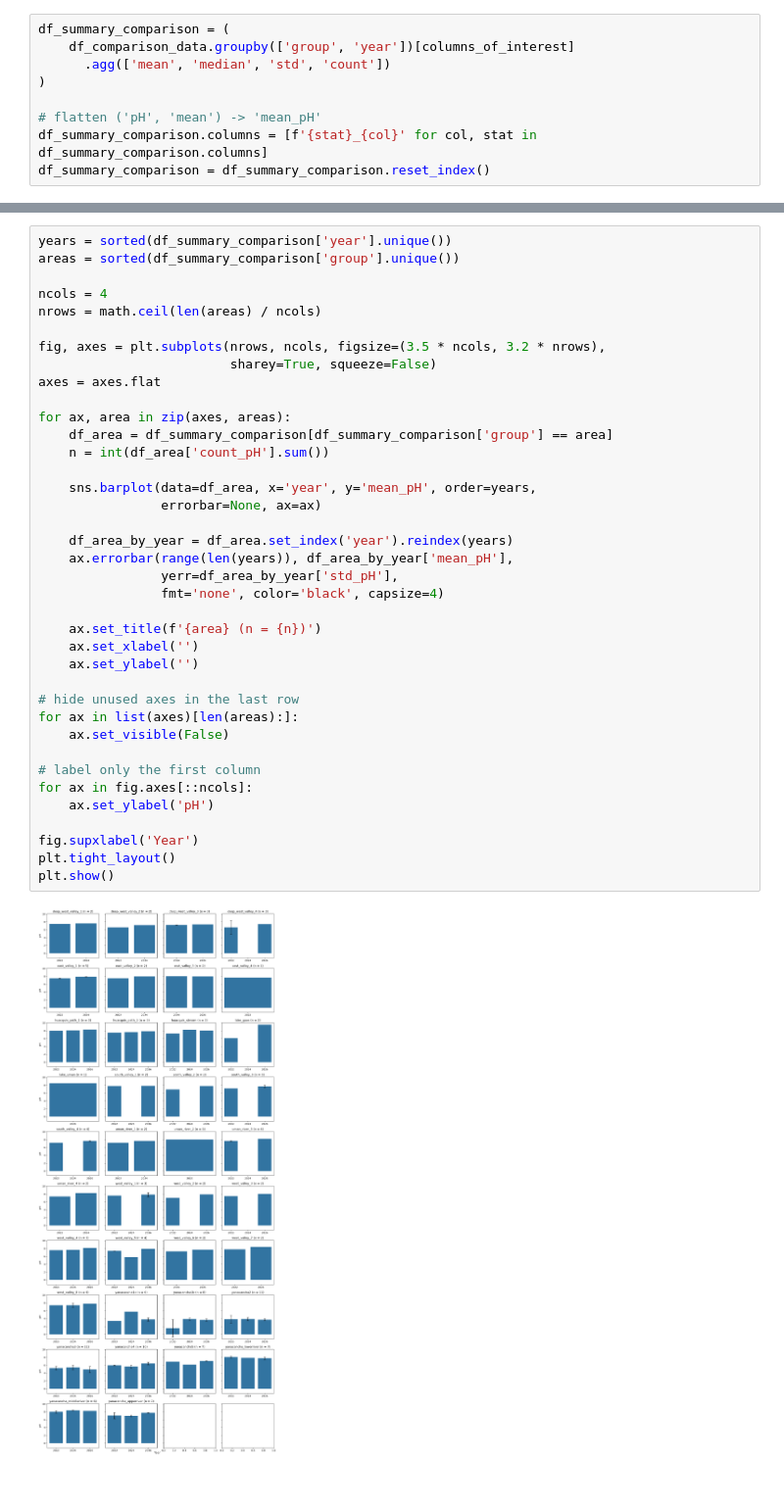
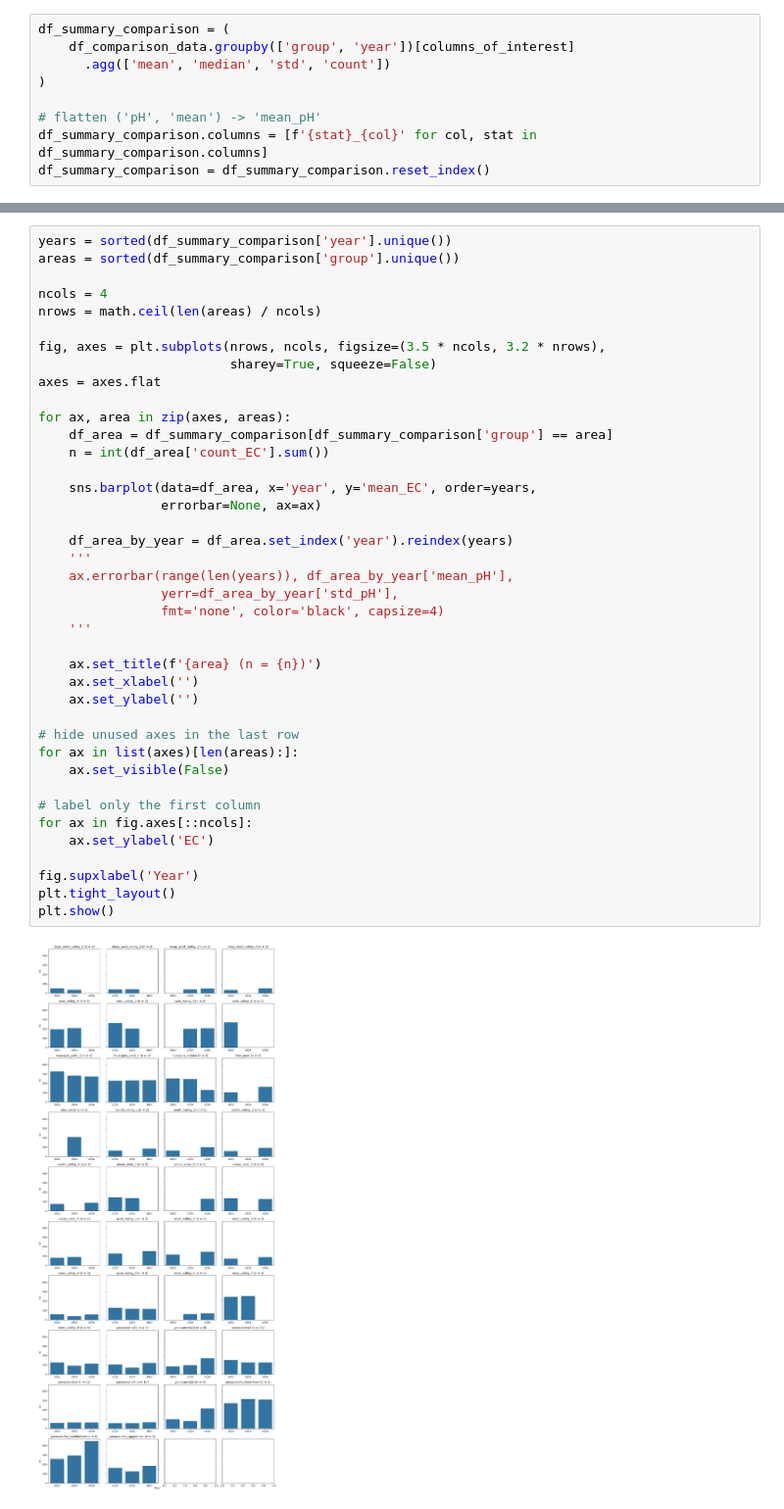
Before and after one commit to Sari-Parvillers/watergroup-peru, a Jupyter notebook: data_exploring.ipynb, the cells around one changed output, grey strips where cells are left out. Shown at 98% size. Drawn from its saved outputs; the diff is of its cells as text.

```diff
--- a/data_exploring.ipynb
+++ b/data_exploring.ipynb
@@ -265,34 +261,36 @@ nrows = math.ceil(len(areas) / ncols)
 
 fig, axes = plt.subplots(nrows, ncols, figsize=(3.5 * ncols, 3.2 * nrows),
                          sharey=True, squeeze=False)
 axes = axes.flat
 
 for ax, area in zip(axes, areas):
     df_area = df_summary_comparison[df_summary_comparison['group'] == area]
-    n = int(df_area['count_pH'].sum())
+    n = int(df_area['count_EC'].sum())
 
-    sns.barplot(data=df_area, x='year', y='mean_pH', order=years,
+    sns.barplot(data=df_area, x='year', y='mean_EC', order=years,
                 errorbar=None, ax=ax)
 
     df_area_by_year = df_area.set_index('year').reindex(years)
+    '''
     ax.errorbar(range(len(years)), df_area_by_year['mean_pH'],
                 yerr=df_area_by_year['std_pH'],
                 fmt='none', color='black', capsize=4)
+    '''
 
     ax.set_title(f'{area} (n = {n})')
     ax.set_xlabel('')
     ax.set_ylabel('')
 
 # hide unused axes in the last row
 for ax in list(axes)[len(areas):]:
     ax.set_visible(False)
 
 # label only the first column
 for ax in fig.axes[::ncols]:
-    ax.set_ylabel('pH')
+    ax.set_ylabel('EC')
 
 fig.supxlabel('Year')
 plt.tight_layout()
 plt.show()
 # %% [output]
-[figure, old version]
+[figure, new version]
```
Also changed, not shown: parts of 8 cells of this notebook, 2 other files.
